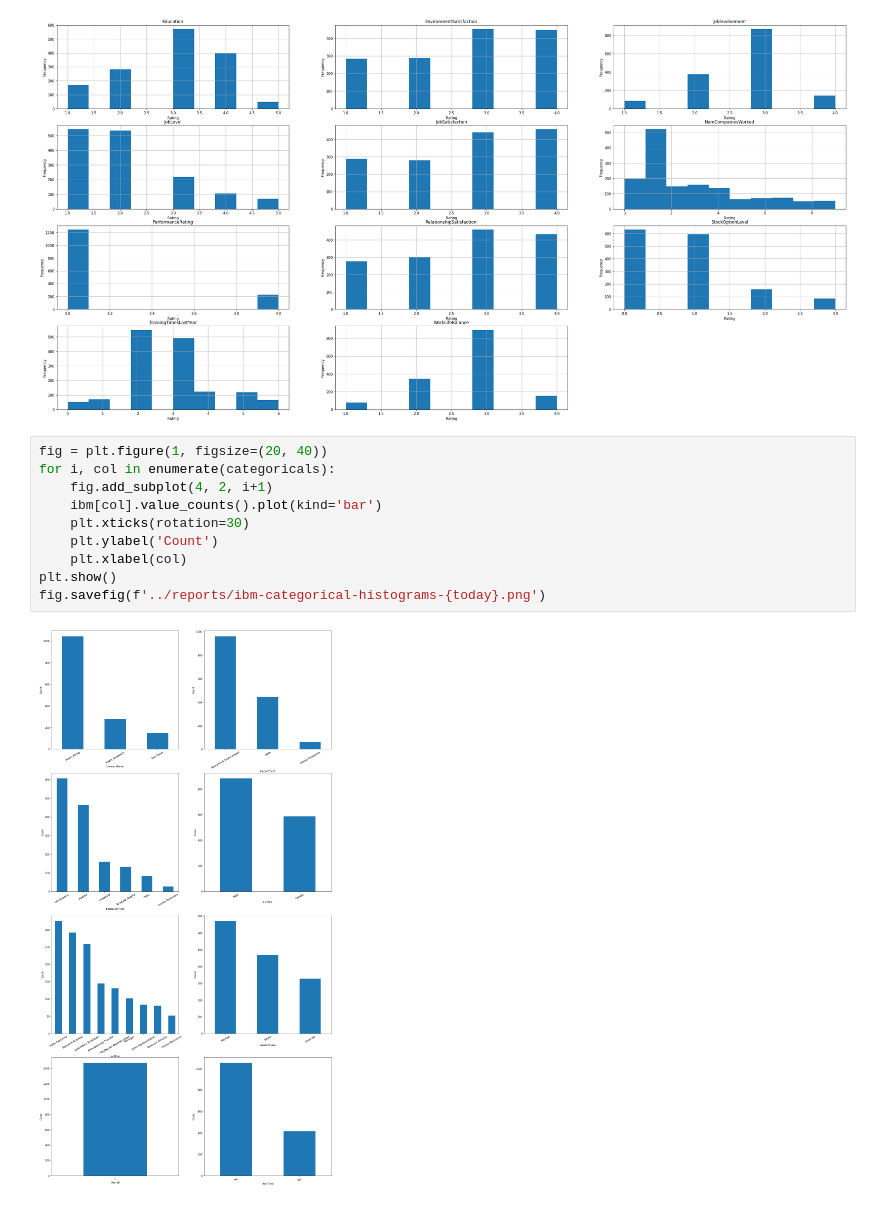
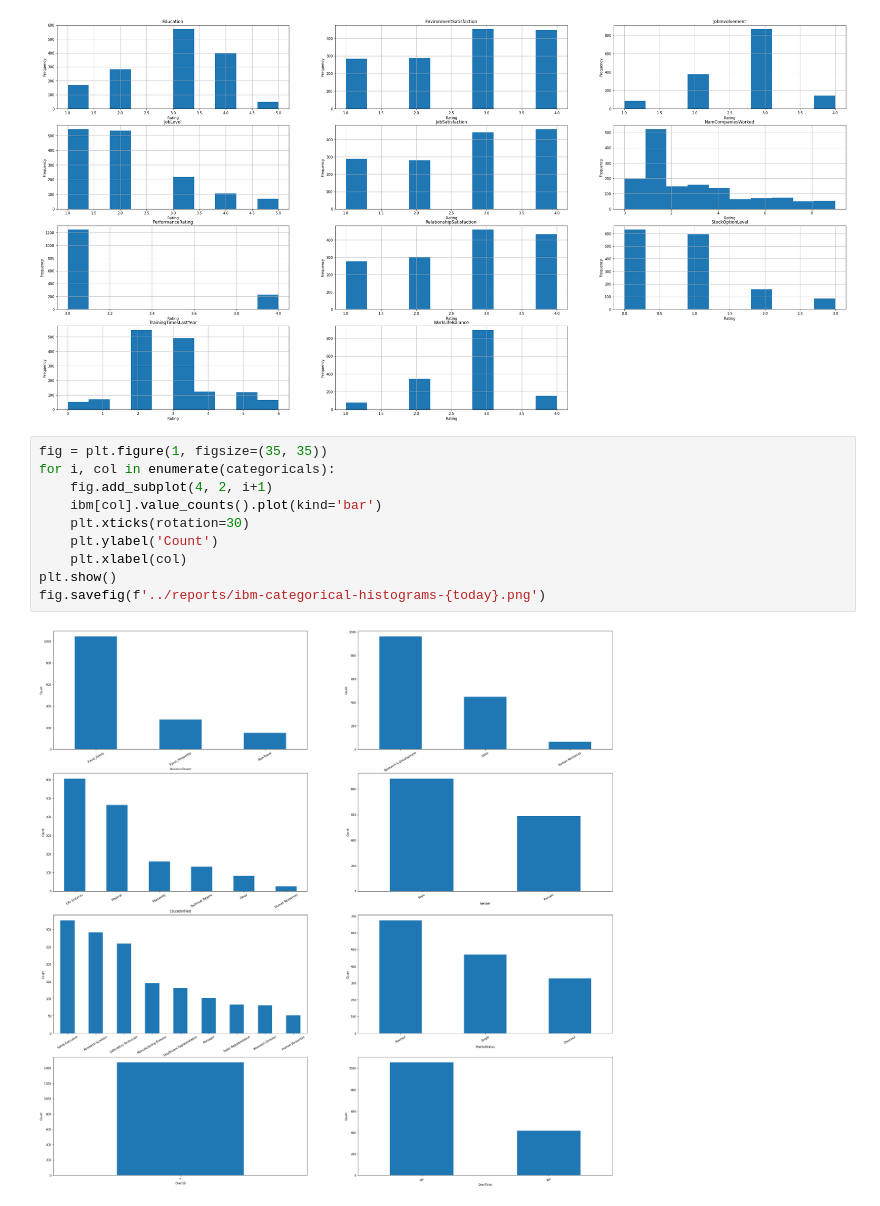
Before and after one commit to rage-against-the-machine-learning/simulate-employee-attrition, a Jupyter notebook: notebooks/2021-10-16-Data-EDA.ipynb, the cells around one changed output. Cells and saved outputs as stored; diff of their text form.

```diff
--- a/notebooks/2021-10-16-Data-EDA.ipynb
+++ b/notebooks/2021-10-16-Data-EDA.ipynb
@@ -93,14 +109,14 @@ fig.savefig(f'../reports/ibm-numeric-categories-{today}.png')
 # %% [output]
 [figure]
 # %%
-fig = plt.figure(1, figsize=(20, 40))
+fig = plt.figure(1, figsize=(35, 35))
 for i, col in enumerate(categoricals):
     fig.add_subplot(4, 2, i+1)
     ibm[col].value_counts().plot(kind='bar')
     plt.xticks(rotation=30)
     plt.ylabel('Count')
     plt.xlabel(col)
 plt.show()
 fig.savefig(f'../reports/ibm-categorical-histograms-{today}.png')
 # %% [output]
-[figure, old version]
+[figure, new version]
```
Also changed, not shown: parts of 1 cell of this notebook, 1 other file.
